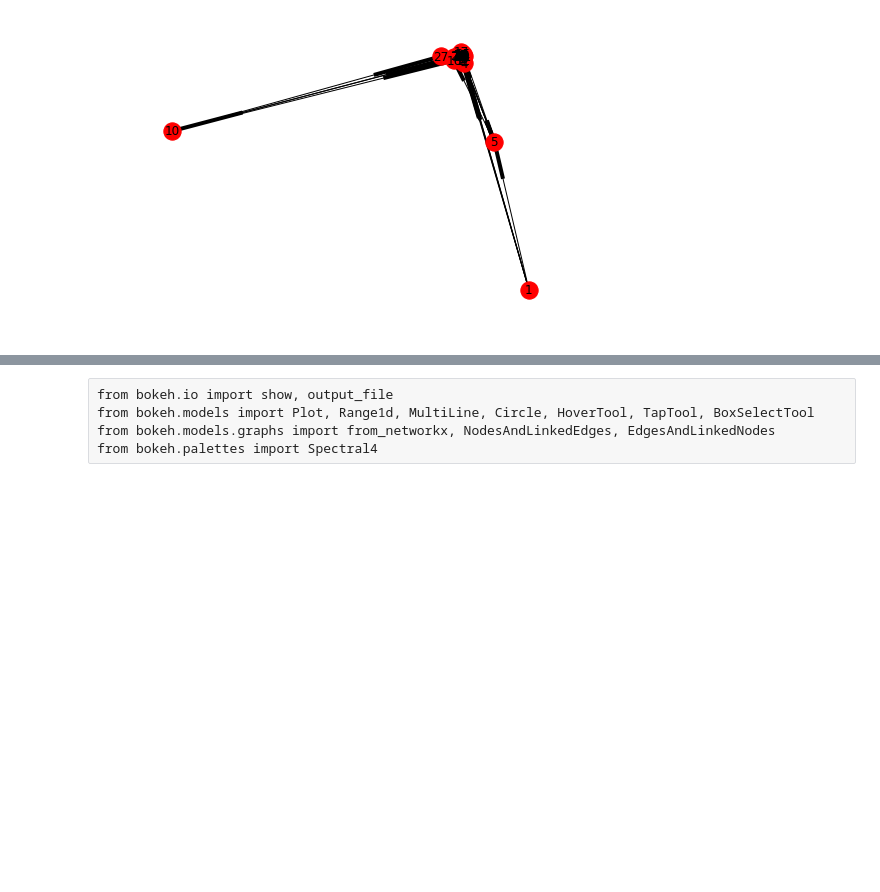
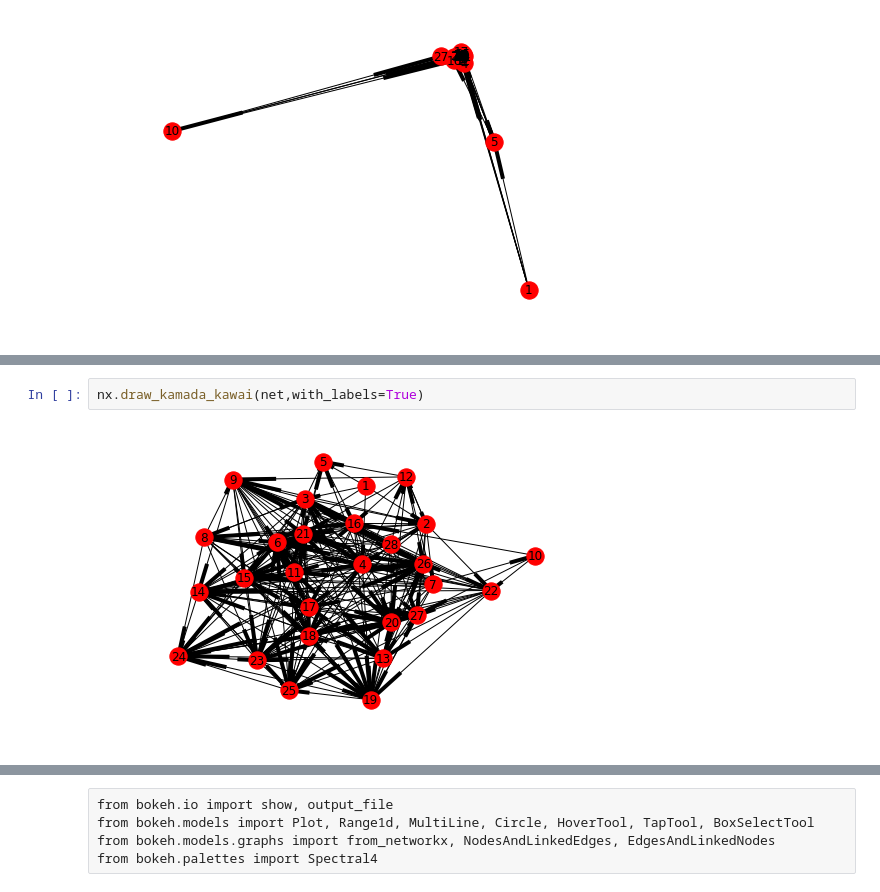
Before and after one commit to kshannon/dse-241, a Jupyter notebook: exercise_5/Exercise5.ipynb, the cells around one changed output, grey strips where cells are left out. Drawn from its saved outputs; the diff is of its cells as text; blank space fills up the shorter version.

```diff
--- a/exercise_5/Exercise5.ipynb
+++ b/exercise_5/Exercise5.ipynb
@@ -22 +28,5 @@ nx.draw_spectral(net, with_labels=True)
+# %%
+nx.draw_kamada_kawai(net,with_labels=True)
+# %% [output]
+[figure, added]
 # %%
```
Also changed, not shown: parts of 12 cells of this notebook, 2 other files.
